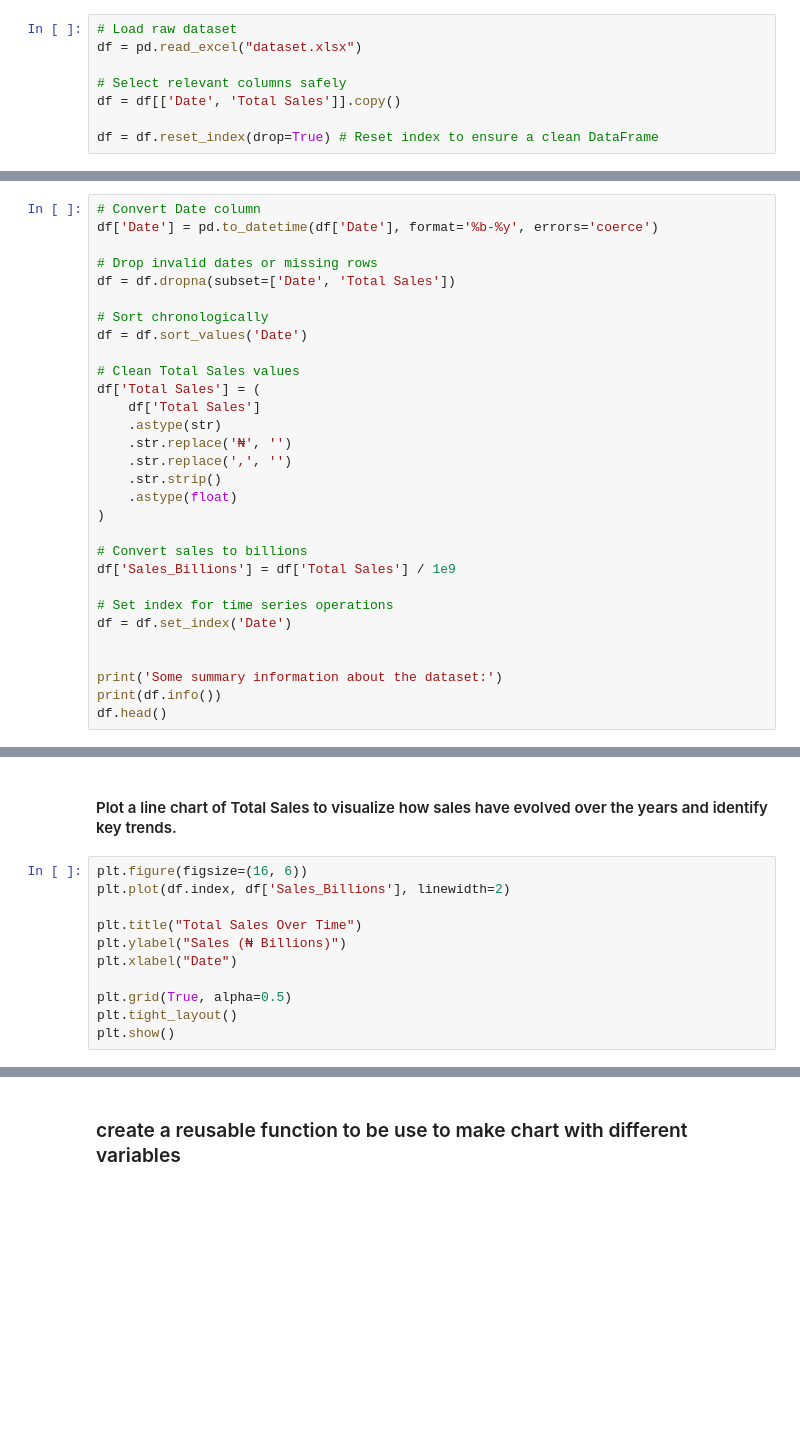
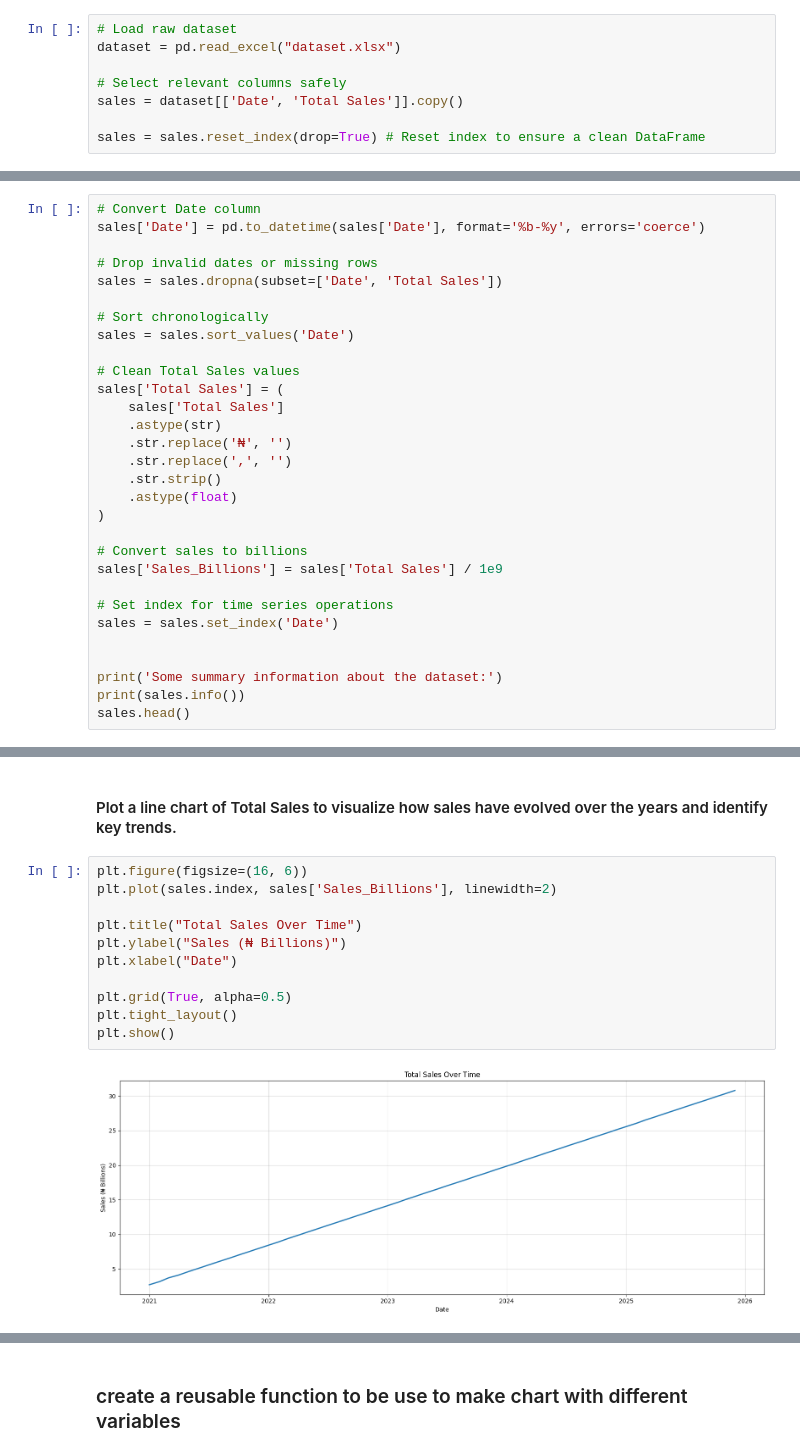
Before and after one commit to clusterloggs/forecasting-sale, a Jupyter notebook: forecasting.ipynb, the cells around one changed output, grey strips where cells are left out. Saved outputs shown, nothing was run; the diff lists cells and outputs as text; blank space fills up the shorter version.

```diff
--- a/forecasting.ipynb
+++ b/forecasting.ipynb
@@ -33,27 +33,27 @@ timestamp = datetime.now().strftime("%Y-%m-%d_%H-%M-%S")
 ### Ingest the raw dataset and select relevant columns: ['Date', 'Total Sales']
 # %%
 # Load raw dataset
-df = pd.read_excel("dataset.xlsx")
+dataset = pd.read_excel("dataset.xlsx")
 
 # Select relevant columns safely
-df = df[['Date', 'Total Sales']].copy()
+sales = dataset[['Date', 'Total Sales']].copy()
 
-df = df.reset_index(drop=True) # Reset index to ensure a clean DataFrame
+sales = sales.reset_index(drop=True) # Reset index to ensure a clean DataFrame
 # %% [markdown]
 ##### Convert the Date column to a proper datetime format so Python can interpret it correctly, then sort the dataset by date, remove invalid entries, and scale the Total Sales values to billions for easier computation.
 # %%
 # Convert Date column
-df['Date'] = pd.to_datetime(df['Date'], format='%b-%y', errors='coerce')
+sales['Date'] = pd.to_datetime(sales['Date'], format='%b-%y', errors='coerce')
 
 # Drop invalid dates or missing rows
-df = df.dropna(subset=['Date', 'Total Sales'])
+sales = sales.dropna(subset=['Date', 'Total Sales'])
 
 # Sort chronologically
-df = df.sort_values('Date')
+sales = sales.sort_values('Date')
 
 # Clean Total Sales values
-df['Total Sales'] = (
-    df['Total Sales']
+sales['Total Sales'] = (
+    sales['Total Sales']
     .astype(str)
     .str.replace('₦', '')
     .str.replace(',', '')
@@ -62,12 +62,12 @@ df['Total Sales'] = (
 )
 
 # Convert sales to billions
-df['Sales_Billions'] = df['Total Sales'] / 1e9
+sales['Sales_Billions'] = sales['Total Sales'] / 1e9
 
 # Set index for time series operations
-df = df.set_index('Date')
+sales = sales.set_index('Date')
 
 
 print('Some summary information about the dataset:')
-print(df.info())
-df.head()
+print(sales.info())
+sales.head()
@@ -78,14 +97,16 @@ df.head()
 #### Plot a line chart of Total Sales to visualize how sales have evolved over the years and identify key trends.
 # %%
 plt.figure(figsize=(16, 6))
-plt.plot(df.index, df['Sales_Billions'], linewidth=2)
+plt.plot(sales.index, sales['Sales_Billions'], linewidth=2)
 
 plt.title("Total Sales Over Time")
 plt.ylabel("Sales (₦ Billions)")
 plt.xlabel("Date")
 
 plt.grid(True, alpha=0.5)
 plt.tight_layout()
 plt.show()
+# %% [output]
+[figure, added]
 # %%
 print("====== Dataset Overview ========")
```
Also changed, not shown: parts of 22 cells of this notebook, 7 other files.
